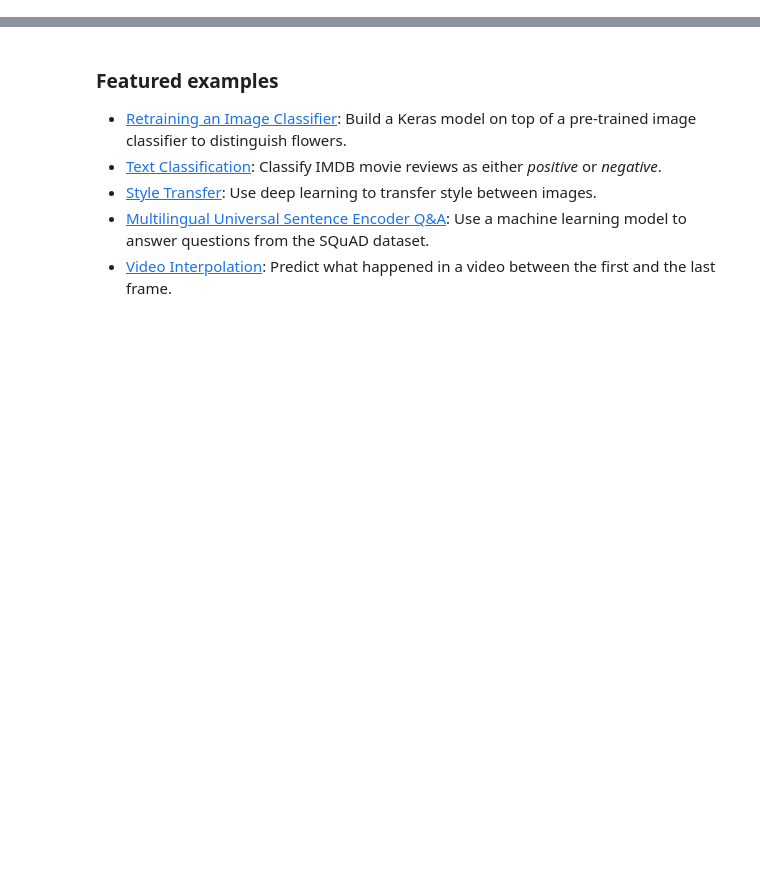
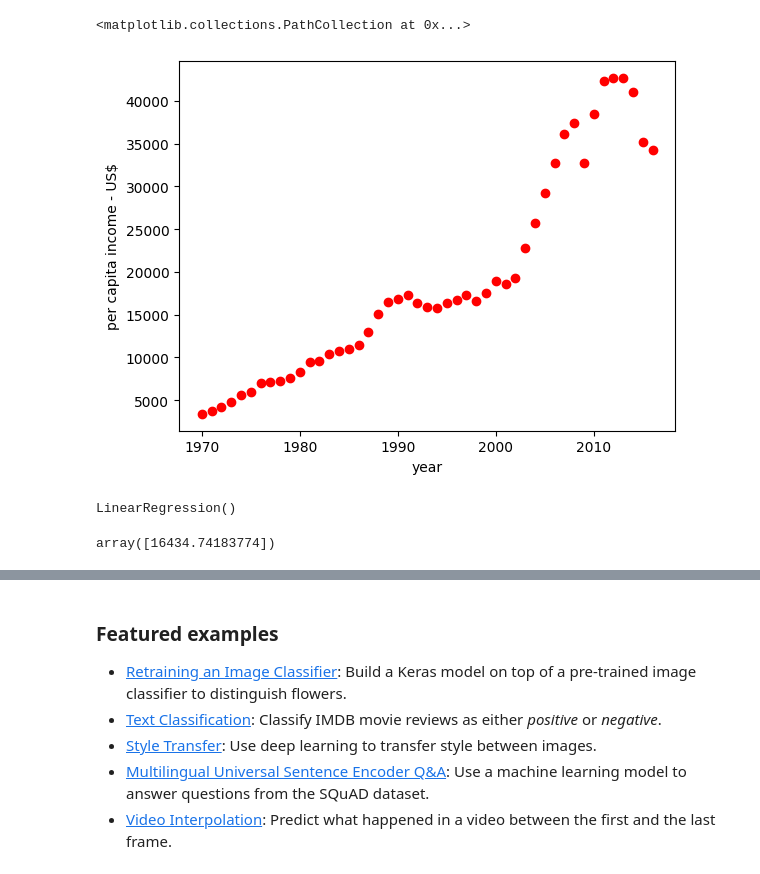
Before and after one commit to Ravikiranmsaraf/Test, a Jupyter notebook: Welcome_To_Colab.ipynb, the cells around one changed output, grey strips where cells are left out. Saved outputs shown, nothing was run; the diff lists cells and outputs as text; code cells hidden in the pictures; blank space fills up the shorter version.

```diff
--- a/Welcome_To_Colab.ipynb
+++ b/Welcome_To_Colab.ipynb
@@ -172,0 +7,11 @@ These are a few of the notebooks from Google's online Machine Learning course. S
+# %%
+import pandas as pd
+import numpy as np
+import matplotlib.pyplot as plt
+from sklearn import linear_model
+import pandas as pd
+from google.colab import files
+uploaded = files.upload()
+
+df = pd.read_csv('canada_per_capita_income.csv')
+df
@@ -172,0 +38,17 @@ These are a few of the notebooks from Google's online Machine Learning course. S
+# %%
+%matplotlib inline
+plt.xlabel('year')
+plt.ylabel('per capita income - US$')
+plt.scatter(df.year,df['per capita income (US$)'], color='red')
+# %% [output]
+<matplotlib.collections.PathCollection at 0x...>
+[figure, added]
+# %%
+reg = linear_model.LinearRegression()
+reg.fit(df[['year']],df['per capita income (US$)'])
+# %% [output]
+LinearRegression()
+# %%
+reg.predict([[1990]])
+# %% [output]
+array([16434.74183774])
```
Also changed, not shown: parts of 20 cells of this notebook.
